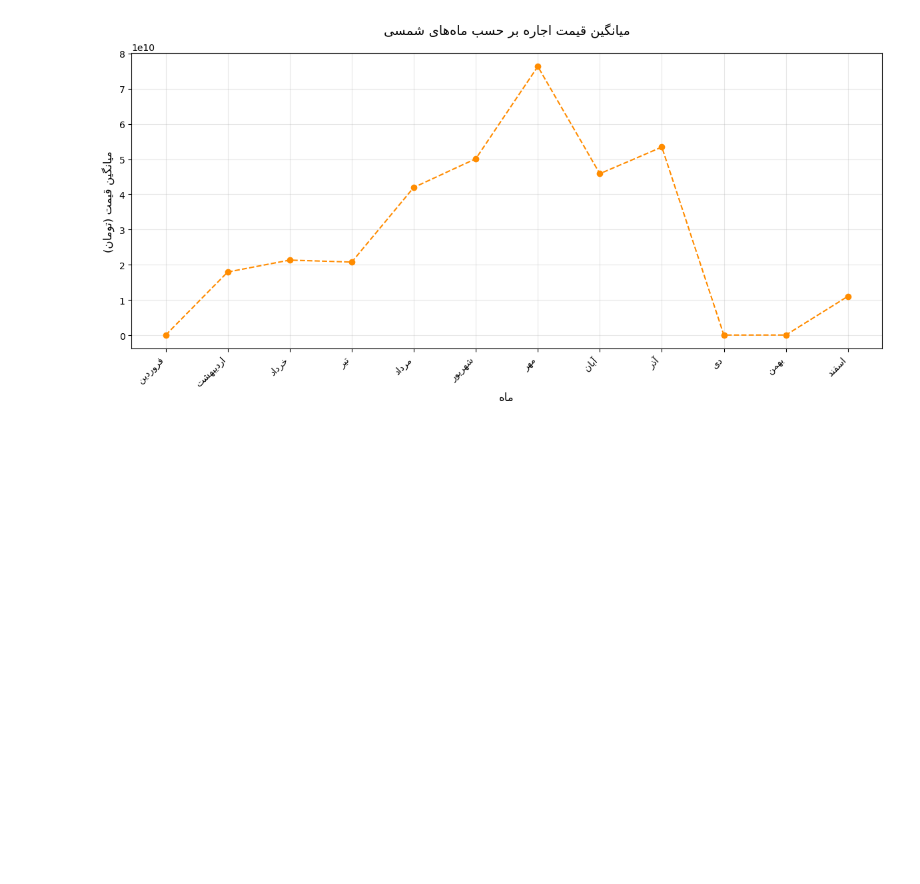
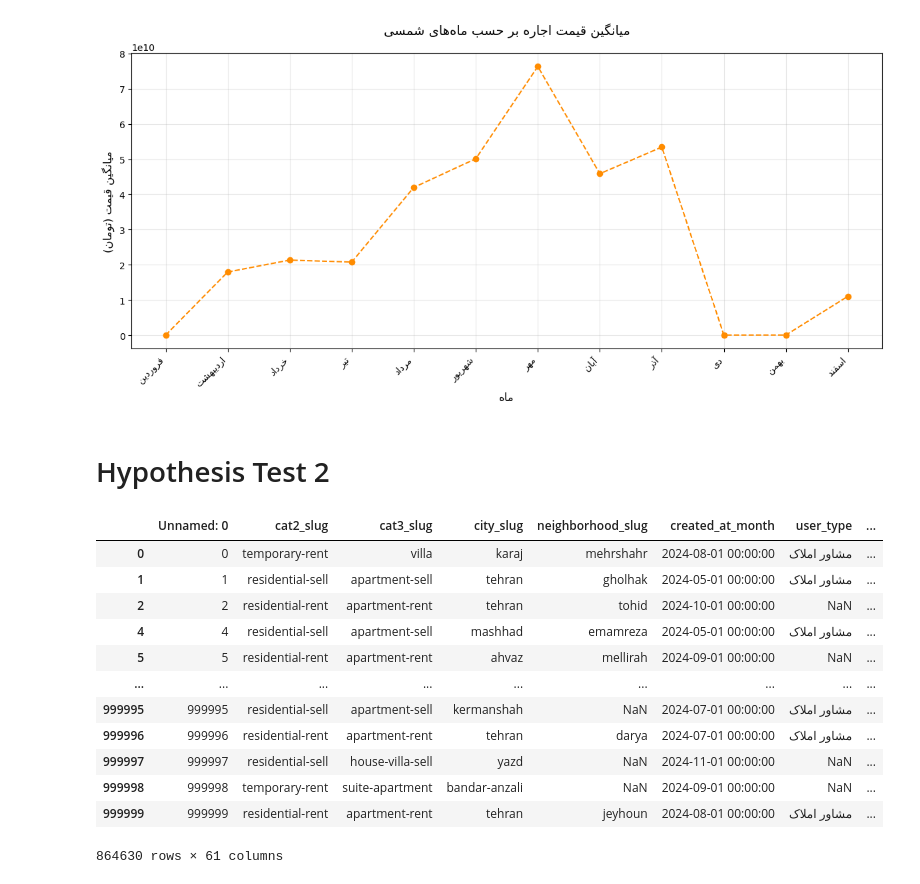
Before and after one commit to RezaNadali78/Quera_First_Project, a Jupyter notebook: Project.ipynb, the cells around one changed output. Saved outputs shown, nothing was run; the diff lists cells and outputs as text; code cells hidden in the pictures; blank space fills up the shorter version.

Commit message:
updated Project with Hypothesis Test2

```diff
--- a/Project.ipynb
+++ b/Project.ipynb
@@ -152,3 +138,18 @@ plt.tight_layout()
 plt.show()
 # %% [output]
 [figure]
+# %% [markdown]
+# Hypothesis Test 2
+# %%
+def convert_construction_year(x):
+    if x == 'قبل از ۱۳۷۰':
+        return 1370
+    elif x == float('nan'):
+        return x
+    else:
+        x = str(x)
+        persian_digits ='۱۲۳۴۵۶۷۸۹۰١٢٣٤٥٦٧٨٩٠'
+        english_digits ='12345678901234567890'
+        translation_table = str.maketrans(persian_digits, english_digits)
+        x = float(x.translate(translation_table))
+        return x
@@ -154,0 +158,18 @@ plt.show()
+# %%
+df1 = data[(data['cat2_slug']== 'temporary-rent') | (data['cat2_slug']== 'residential-sell') | (data['cat2_slug']== 'residential-rent')]
+df2 = df1[df1['cat3_slug']!= 'workspace']
+df2
+# %% [output]
+|  | Unnamed: 0 | cat2_slug | cat3_slug | city_slug | neighborhood_slug | created_at_month | user_type | ... |
+| 0 | 0 | temporary-rent | villa | karaj | mehrshahr | 2024-08-01 00:00:00 | مشاور املاک | ... |
+| 1 | 1 | residential-sell | apartment-sell | tehran | gholhak | 2024-05-01 00:00:00 | مشاور املاک | ... |
+| 2 | 2 | residential-rent | apartment-rent | tehran | tohid | 2024-10-01 00:00:00 | NaN | ... |
+| 4 | 4 | residential-sell | apartment-sell | mashhad | emamreza | 2024-05-01 00:00:00 | مشاور املاک | ... |
+| 5 | 5 | residential-rent | apartment-rent | ahvaz | mellirah | 2024-09-01 00:00:00 | NaN | ... |
+| ... | ... | ... | ... | ... | ... | ... | ... | ... |
+| 999995 | 999995 | residential-sell | apartment-sell | kermanshah | NaN | 2024-07-01 00:00:00 | مشاور املاک | ... |
+| 999996 | 999996 | residential-rent | apartment-rent | tehran | darya | 2024-07-01 00:00:00 | مشاور املاک | ... |
+| 999997 | 999997 | residential-sell | house-villa-sell | yazd | NaN | 2024-11-01 00:00:00 | NaN | ... |
+| 999998 | 999998 | temporary-rent | suite-apartment | bandar-anzali | NaN | 2024-09-01 00:00:00 | NaN | ... |
+| 999999 | 999999 | residential-rent | apartment-rent | tehran | jeyhoun | 2024-08-01 00:00:00 | مشاور املاک | ... |
+864630 rows × 61 columns
```
Also changed, not shown: parts of 9 cells of this notebook.
